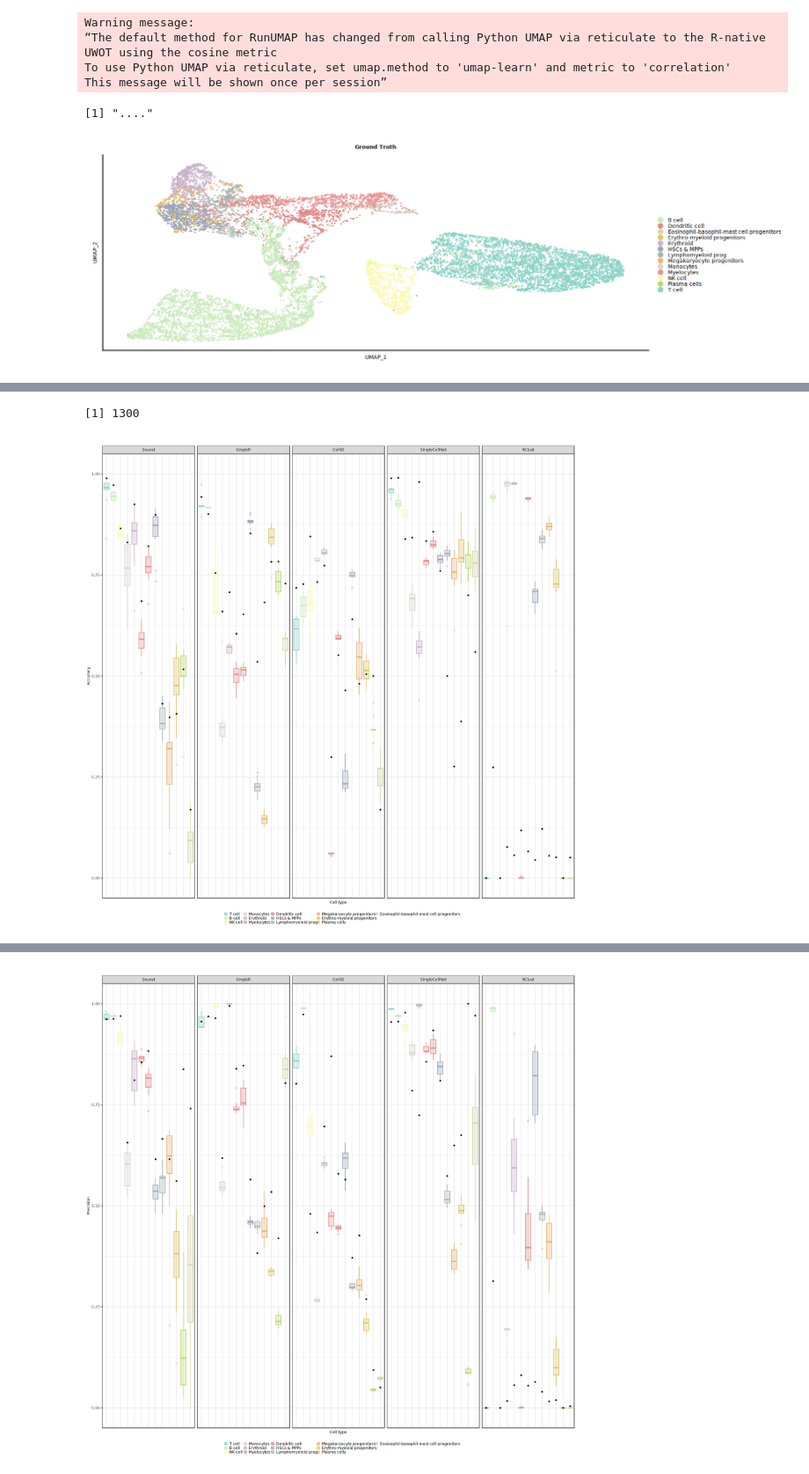
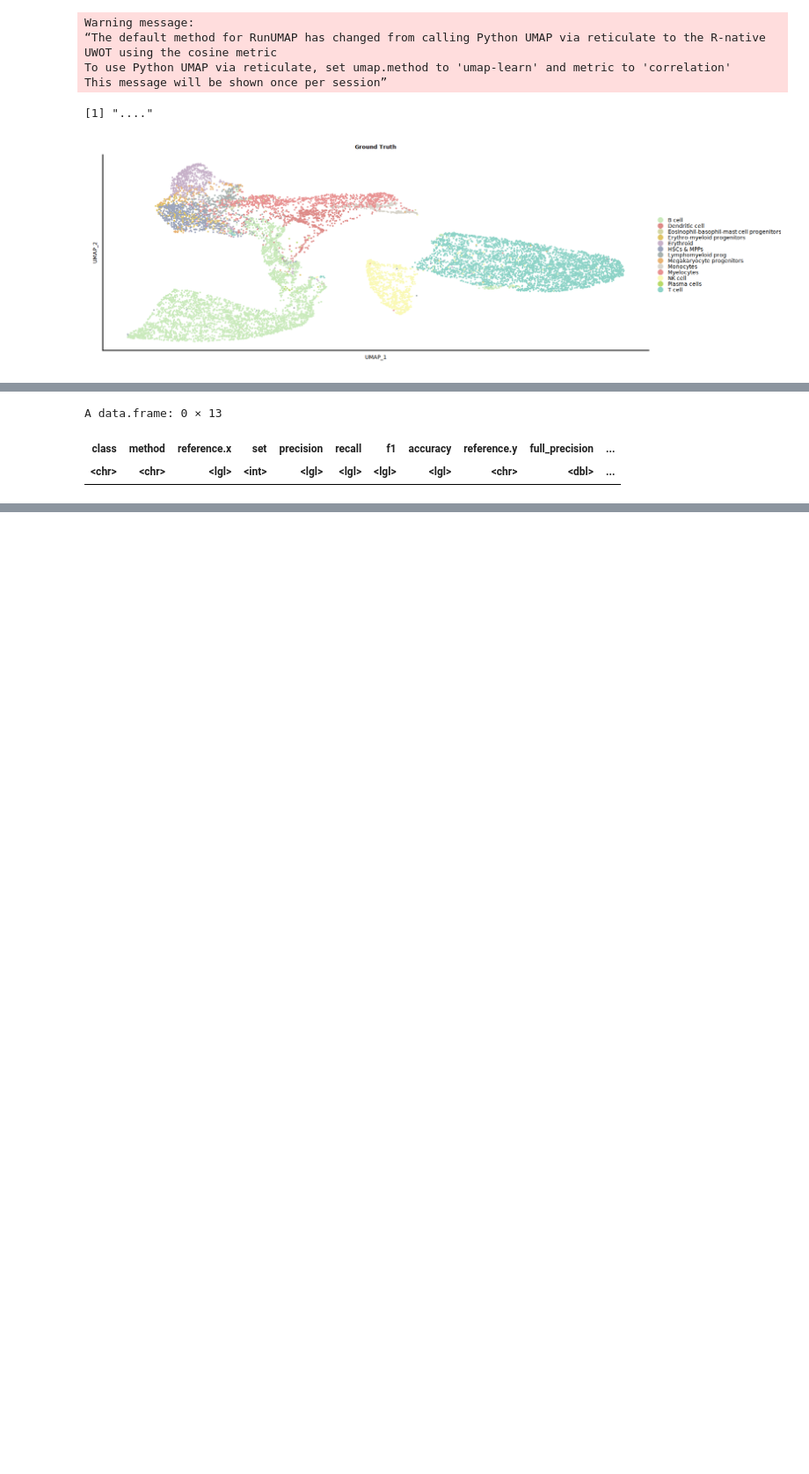
Before and after one commit to HaghverdiLab/CelltypeLabelTransfer, a Jupyter notebook: Notebooks/S9_Bonemarrow.ipynb, the cells around one changed output, grey strips where cells are left out. Shown at 88% size. Drawn from its saved outputs; the diff is of its cells as text; code cells hidden in the pictures; blank space fills up the shorter version.

```diff
--- a/Notebooks/S9_Bonemarrow.ipynb
+++ b/Notebooks/S9_Bonemarrow.ipynb
@@ -161,22 +114,25 @@ Adding another scale for colour, which will replace the existing scale.
 # %%
 bootstrap_weighted <- read.csv("../Results/Files/summary_BoneMarrow14707.csv")
+bootstrap_weighted <- bootstrap_weighted[!is.na(bootstrap_weighted$reference.x),]
 
+head(bootstrap_weighted)
 
 bootstrap_weighted$precision[is.na(bootstrap_weighted$precision)] <- 0
 bootstrap_weighted$full_precision[is.na(bootstrap_weighted$full_precision)] <- 0
 nrow(bootstrap_weighted)
 bootstrap_weighted <- bootstrap_weighted[!is.na(bootstrap_weighted$accuracy),]
 
 plot_accuracy  <- get_violin_plot(bootstrap_weighted, colors, celltypes, methods,
                                  "", "Accuracy", colors)
 plot_precision <- get_violin_plot(bootstrap_weighted, colors, celltypes, methods,
                                   "", "Precision", colors)
 plot_f1        <- get_violin_plot(bootstrap_weighted, colors, celltypes, methods,
                                   "", "F1", colors)+theme(legend.position = "none")
 
 plot_accuracy
 plot_precision
 plot_f1
 # %% [output]
-[1] 1300
+A data.frame: 0 × 13
-[figure, removed]
+| class | method | reference.x | set | precision | recall | f1 | accuracy | reference.y | full_precision | ... |
+| <chr> | <chr> | <lgl> | <int> | <lgl> | <lgl> | <lgl> | <lgl> | <chr> | <dbl> | ... |
@@ -187 +139,0 @@ Warning message:
-[figure, removed]
```
Also changed, not shown: parts of 10 cells of this notebook, 16 other files.
